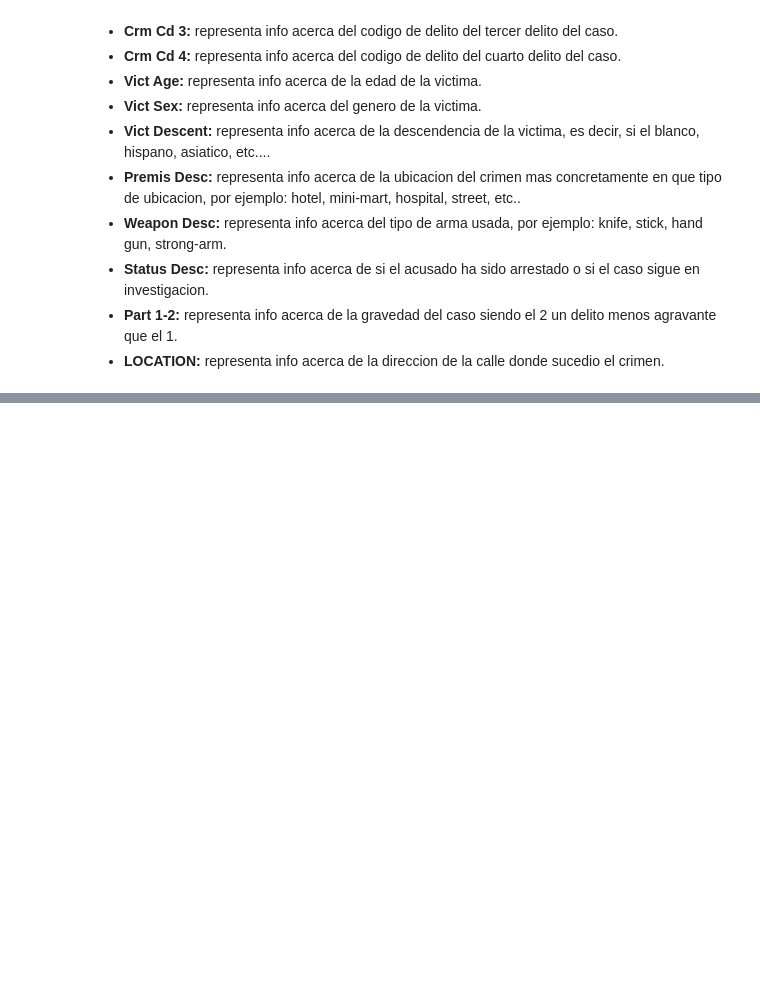
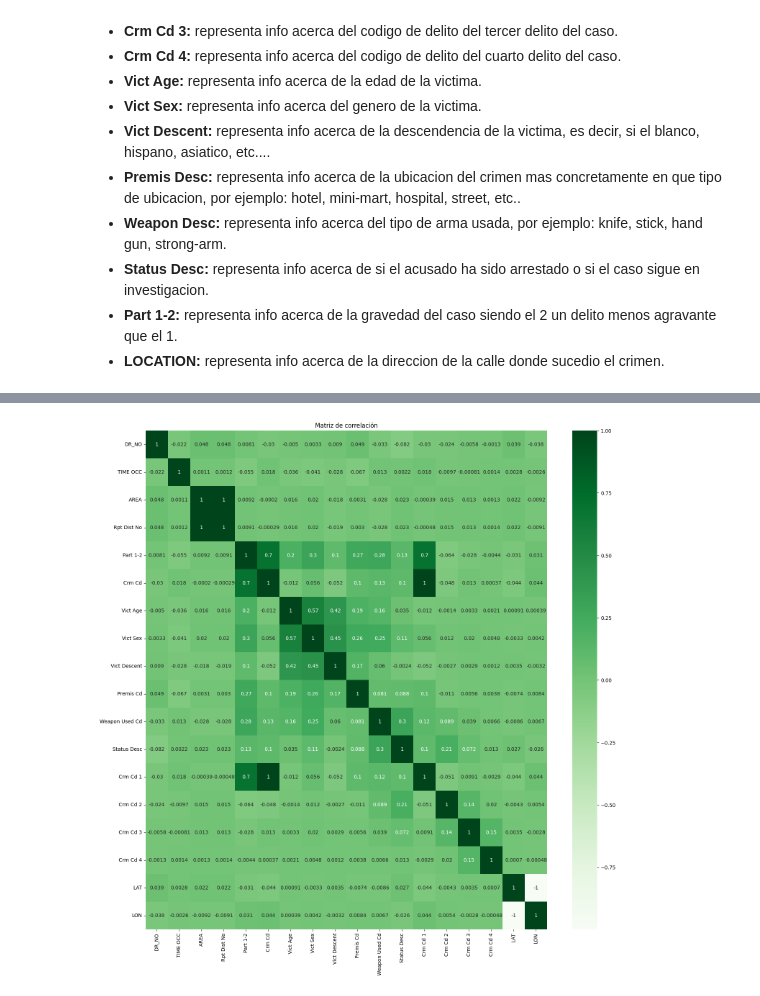
Before and after one commit to Janhjg/Runojanh-NadieEscapa, a Jupyter notebook: documents/crimes_analyze.ipynb, the cells around one changed output, grey strips where cells are left out. Drawn from its saved outputs; the diff is of its cells as text; code cells hidden in the pictures; blank space fills up the shorter version.

```diff
--- a/documents/crimes_analyze.ipynb
+++ b/documents/crimes_analyze.ipynb
@@ -105,0 +295,2 @@ ColumnasAUsar.head()
+# %%
+df["Crm Cd 1"]=df["Crm Cd 1"].fillna(0)
@@ -105,0 +299,2 @@ ColumnasAUsar.head()
+# %%
+df["Crm Cd 2"]=df["Crm Cd 2"].fillna(0)
@@ -105,0 +303,2 @@ ColumnasAUsar.head()
+# %%
+df["Crm Cd 3"]=df["Crm Cd 3"].fillna(0)
@@ -105,0 +307,2 @@ ColumnasAUsar.head()
+# %%
+df["Crm Cd 4"]=df["Crm Cd 4"].fillna(0)
@@ -105,0 +363,10 @@ ColumnasAUsar.head()
+# %%
+corr = df.corr(numeric_only=True)
+plt.figure(figsize=(18,18))
+sns.heatmap(corr, annot=True, cmap="Greens")
+
+plt.title("Matriz de correlación")
+
+plt.show()
+# %% [output]
+[figure, added]
```
Also changed, not shown: parts of 32 cells of this notebook, 2 other files.
